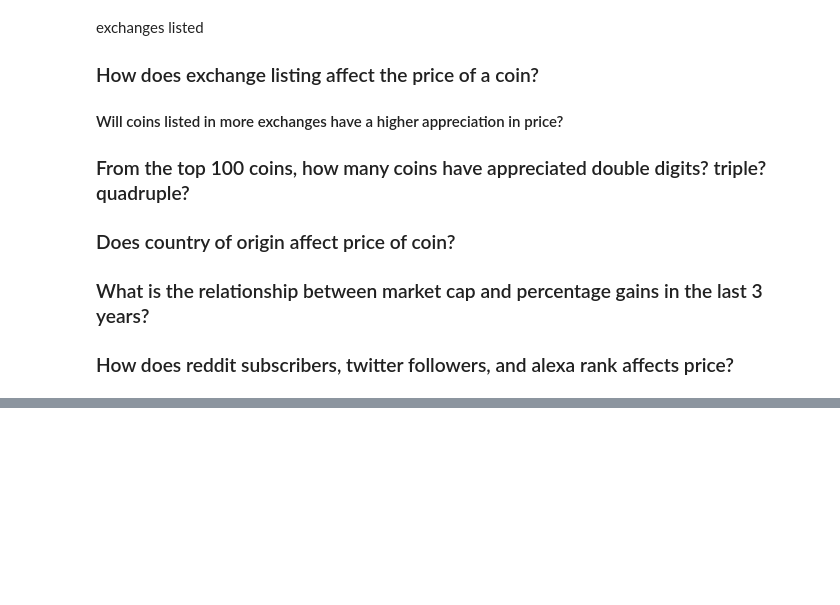
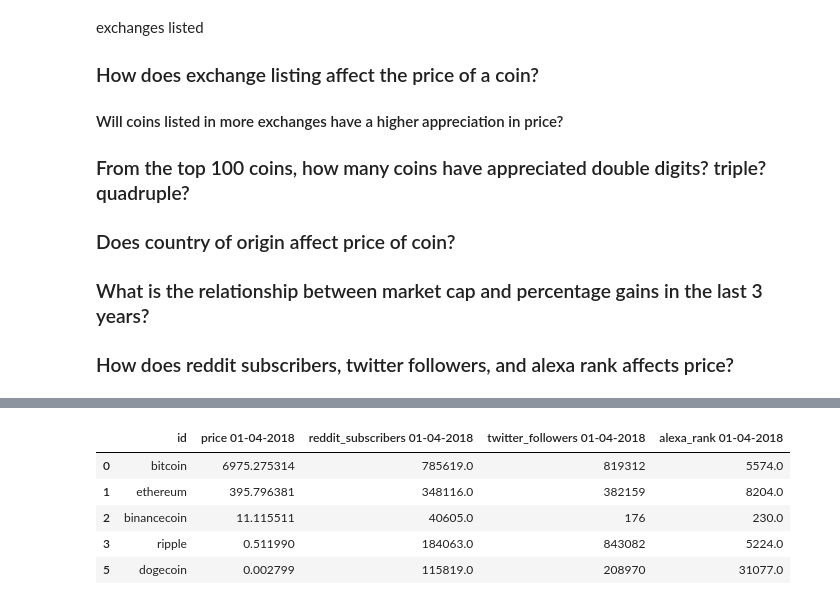
Before and after one commit to DataJohann/cryptocurrencies, a Jupyter notebook: main.ipynb, the cells around one changed output, grey strips where cells are left out. Drawn from its saved outputs; the diff is of its cells as text; code cells hidden in the pictures; blank space fills up the shorter version.

```diff
--- a/main.ipynb
+++ b/main.ipynb
@@ -186,0 +151,9 @@ Text(0.5, 1.0, 'Number of Reddit Subscribers for Each Cryptocurrency in 2018 ')
+# %%
+_2017_df.head()
+# %% [output]
+|  | id | price 01-04-2018 | reddit_subscribers 01-04-2018 | twitter_followers 01-04-2018 | alexa_rank 01-04-2018 |
+| 0 | bitcoin | 6975.275314 | 785619.0 | 819312 | 5574.0 |
+| 1 | ethereum | 395.796381 | 348116.0 | 382159 | 8204.0 |
+| 2 | binancecoin | 11.115511 | 40605.0 | 176 | 230.0 |
+| 3 | ripple | 0.511990 | 184063.0 | 843082 | 5224.0 |
+| 5 | dogecoin | 0.002799 | 115819.0 | 208970 | 31077.0 |
```
Also changed, not shown: parts of 14 cells of this notebook, 4 other files.
